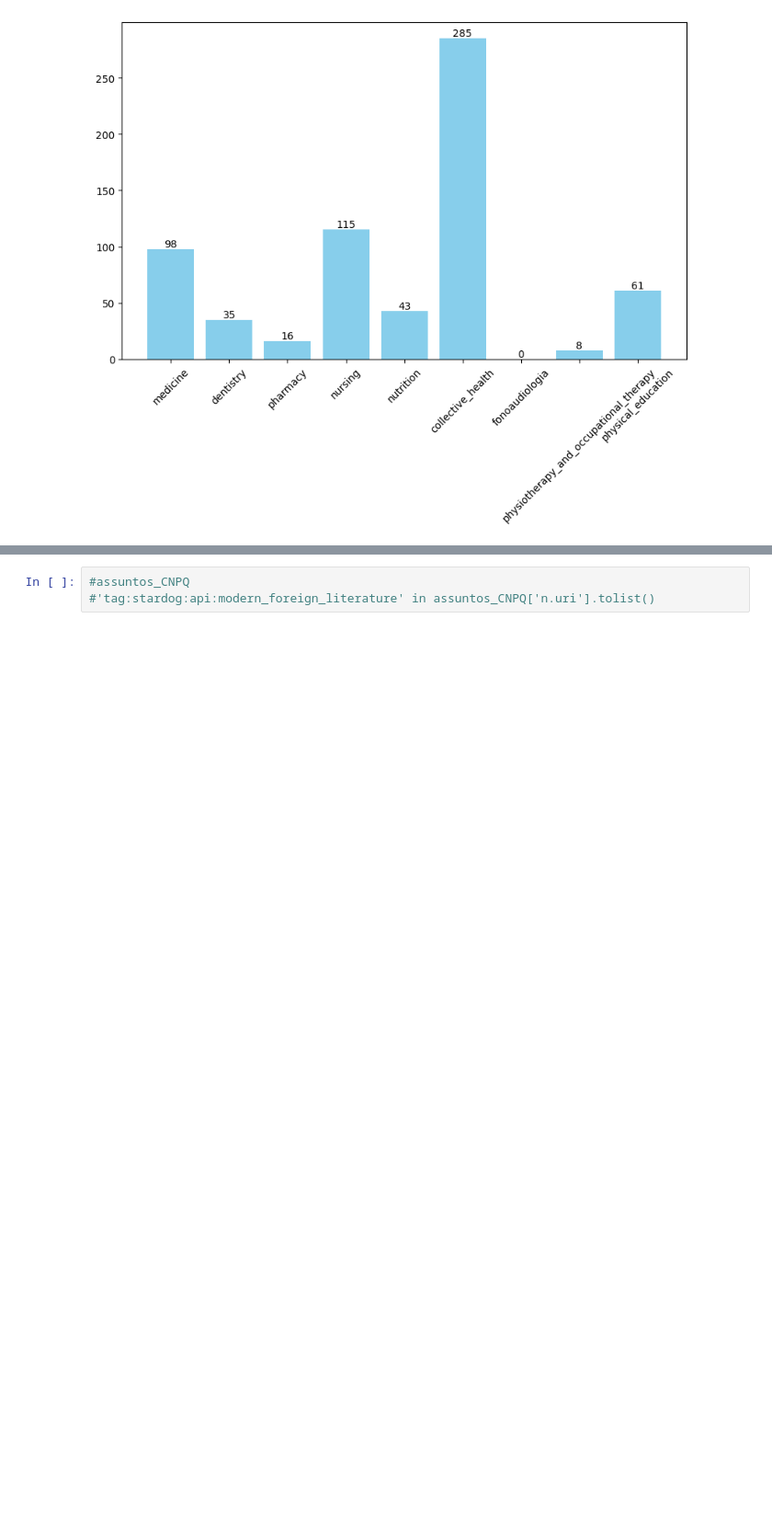
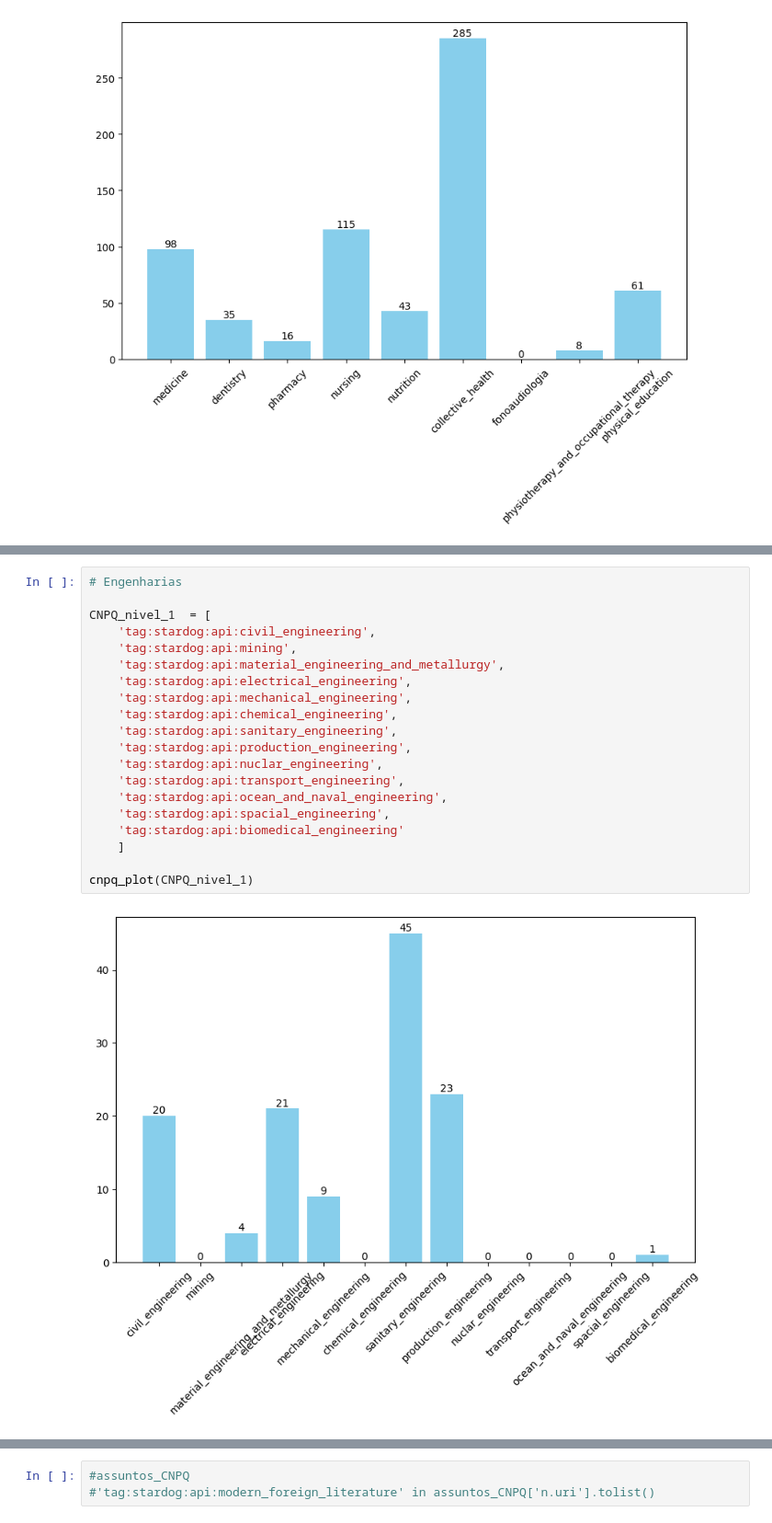
Before and after one commit to fabiocorreacordeiro/Indigenous-Slavery-KG, a Jupyter notebook: EDA.ipynb, the cells around one changed output, grey strips where cells are left out. Shown at 92% size. Cells and saved outputs as stored; diff of their text form; blank space fills up the shorter version.

```diff
--- a/EDA.ipynb
+++ b/EDA.ipynb
@@ -426,3 +433,25 @@ CNPQ_nivel_1  = [
 cnpq_plot(CNPQ_nivel_1)
 # %% [output]
 [figure]
+# %%
+# Engenharias
+
+CNPQ_nivel_1  = [
+    'tag:stardog:api:civil_engineering',
+    'tag:stardog:api:mining',
+    'tag:stardog:api:material_engineering_and_metallurgy',
+    'tag:stardog:api:electrical_engineering',
+    'tag:stardog:api:mechanical_engineering',
+    'tag:stardog:api:chemical_engineering',
+    'tag:stardog:api:sanitary_engineering',
+    'tag:stardog:api:production_engineering',
+    'tag:stardog:api:nuclar_engineering',
+    'tag:stardog:api:transport_engineering',
+    'tag:stardog:api:ocean_and_naval_engineering',
+    'tag:stardog:api:spacial_engineering',
+    'tag:stardog:api:biomedical_engineering'
+    ]
+
+cnpq_plot(CNPQ_nivel_1)
+# %% [output]
+[figure, added]
```
Also changed, not shown: parts of 7 cells of this notebook, 1 other file.
